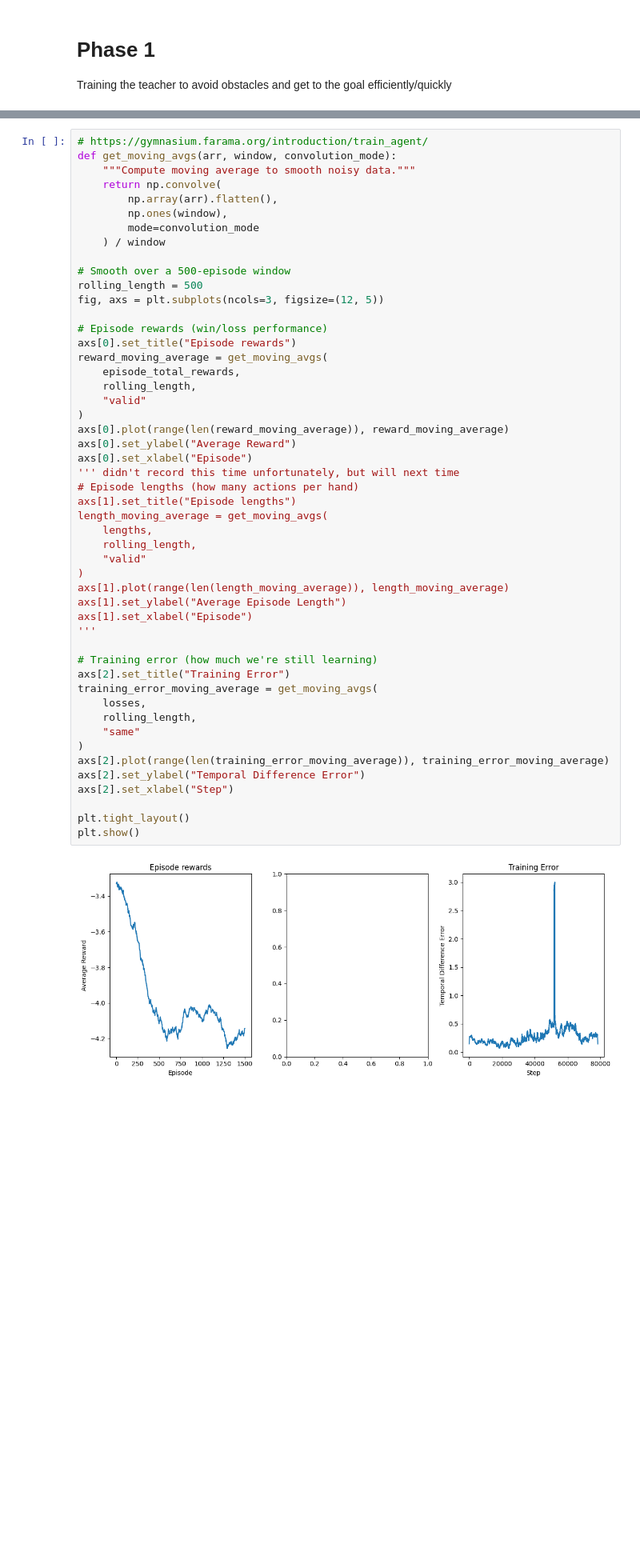
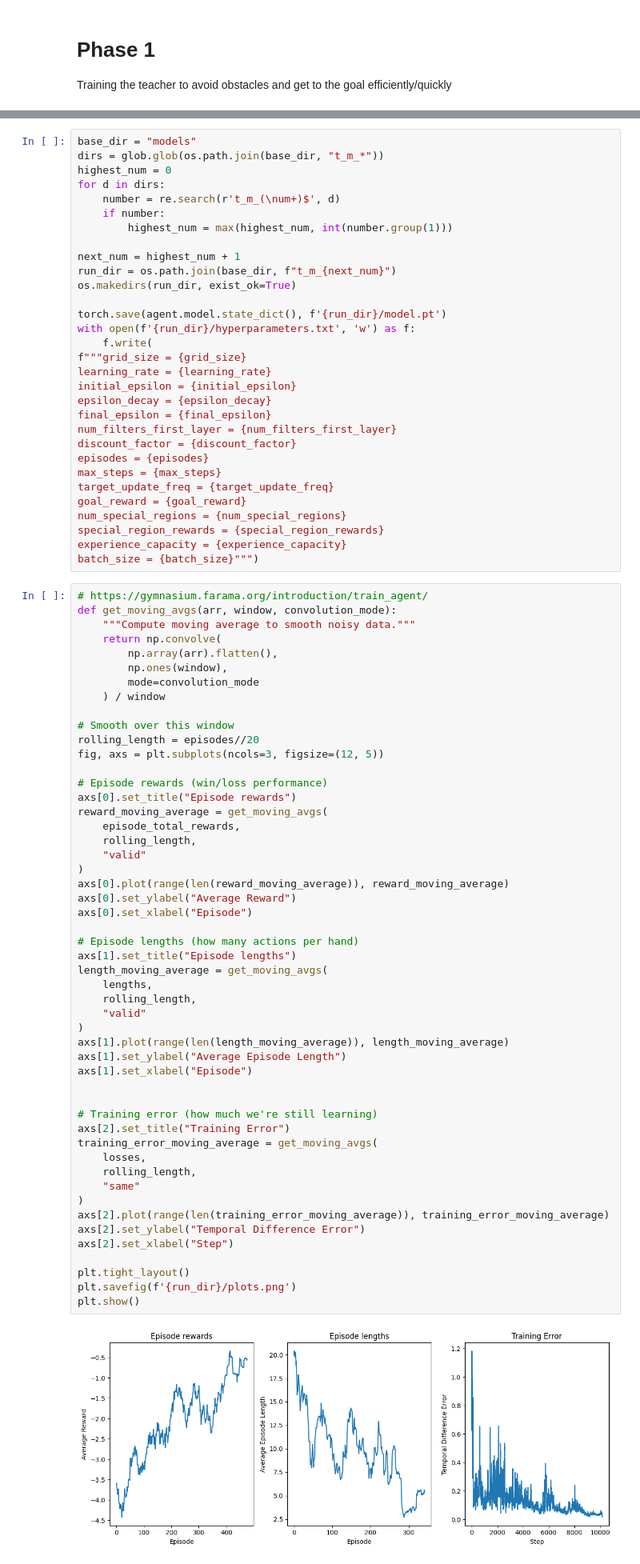
Before and after one commit to 108charlotte/gymnasium-rl, a Jupyter notebook: gridworld_v1/training/phase_1.ipynb, the cells around one changed output, grey strips where cells are left out. Shown at 80% size. Drawn from its saved outputs; the diff is of its cells as text; blank space fills up the shorter version.

Commit message:
first successful teacher training (loss and steps decreasing) but error while writing test to file; saving anyways (fyi t_m_# means teacher model #whatever)

```diff
--- a/gridworld_v1/training/phase_1.ipynb
+++ b/gridworld_v1/training/phase_1.ipynb
@@ -119,3 +128,34 @@ torch.save(agent.model.state_dict(), f'models/model_{grid_size}.pt')
+# %%
+base_dir = "models"
+dirs = glob.glob(os.path.join(base_dir, "t_m_*"))
+highest_num = 0
+for d in dirs:
+    number = re.search(r't_m_(\num+)$', d)
+    if number:
+        highest_num = max(highest_num, int(number.group(1)))
+
+next_num = highest_num + 1
+run_dir = os.path.join(base_dir, f"t_m_{next_num}")
+os.makedirs(run_dir, exist_ok=True)
+
+torch.save(agent.model.state_dict(), f'{run_dir}/model.pt')
+with open(f'{run_dir}/hyperparameters.txt', 'w') as f:
+    f.write(
+f"""grid_size = {grid_size}
+learning_rate = {learning_rate}
+initial_epsilon = {initial_epsilon}
+epsilon_decay = {epsilon_decay}
+final_epsilon = {final_epsilon}
+num_filters_first_layer = {num_filters_first_layer}
+discount_factor = {discount_factor}
+episodes = {episodes}
+max_steps = {max_steps}
+target_update_freq = {target_update_freq}
+goal_reward = {goal_reward}
+num_special_regions = {num_special_regions}
+special_region_rewards = {special_region_rewards}
+experience_capacity = {experience_capacity}
+batch_size = {batch_size}""")
 # %%
 # https://gymnasium.farama.org/introduction/train_agent/
 def get_moving_avgs(arr, window, convolution_mode):
@@ -126,8 +166,8 @@ def get_moving_avgs(arr, window, convolution_mode):
         mode=convolution_mode
     ) / window
 
-# Smooth over a 500-episode window
-rolling_length = 500
+# Smooth over this window
+rolling_length = episodes//20
 fig, axs = plt.subplots(ncols=3, figsize=(12, 5))
 
 # Episode rewards (win/loss performance)
@@ -138,33 +178,34 @@ reward_moving_average = get_moving_avgs(
     "valid"
 )
 axs[0].plot(range(len(reward_moving_average)), reward_moving_average)
 axs[0].set_ylabel("Average Reward")
 axs[0].set_xlabel("Episode")
-''' didn't record this time unfortunately, but will next time
+
 # Episode lengths (how many actions per hand)
 axs[1].set_title("Episode lengths")
 length_moving_average = get_moving_avgs(
     lengths,
     rolling_length,
     "valid"
 )
 axs[1].plot(range(len(length_moving_average)), length_moving_average)
 axs[1].set_ylabel("Average Episode Length")
 axs[1].set_xlabel("Episode")
-'''
+
 
 # Training error (how much we're still learning)
 axs[2].set_title("Training Error")
 training_error_moving_average = get_moving_avgs(
     losses,
     rolling_length,
     "same"
 )
 axs[2].plot(range(len(training_error_moving_average)), training_error_moving_average)
 axs[2].set_ylabel("Temporal Difference Error")
 axs[2].set_xlabel("Step")
 
 plt.tight_layout()
+plt.savefig(f'{run_dir}/plots.png')
 plt.show()
 # %% [output]
-[figure, old version]
+[figure, new version]
```
Also changed, not shown: parts of 8 cells of this notebook, 14 other files.
